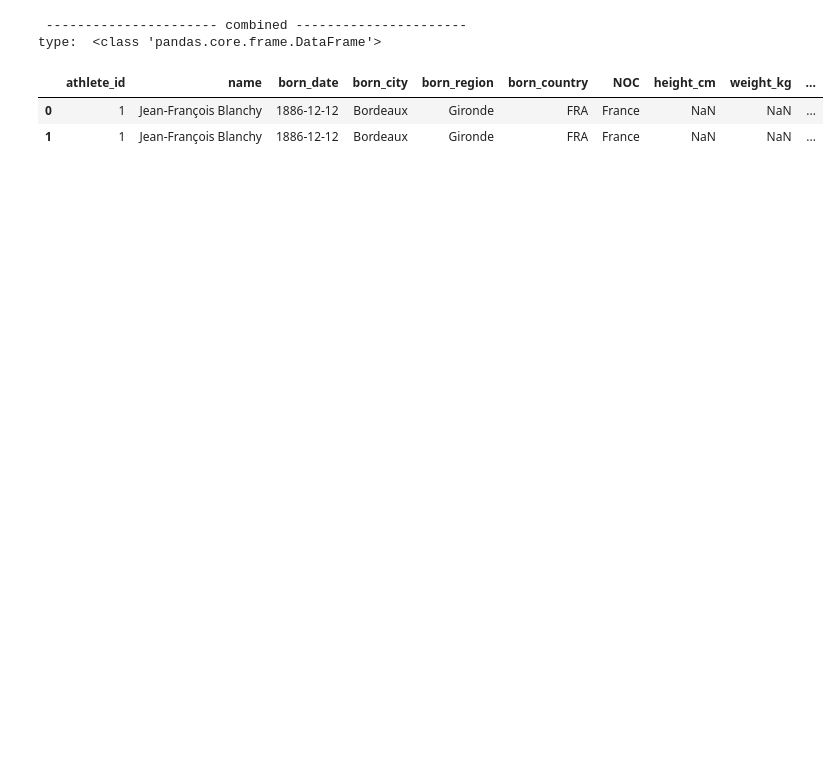
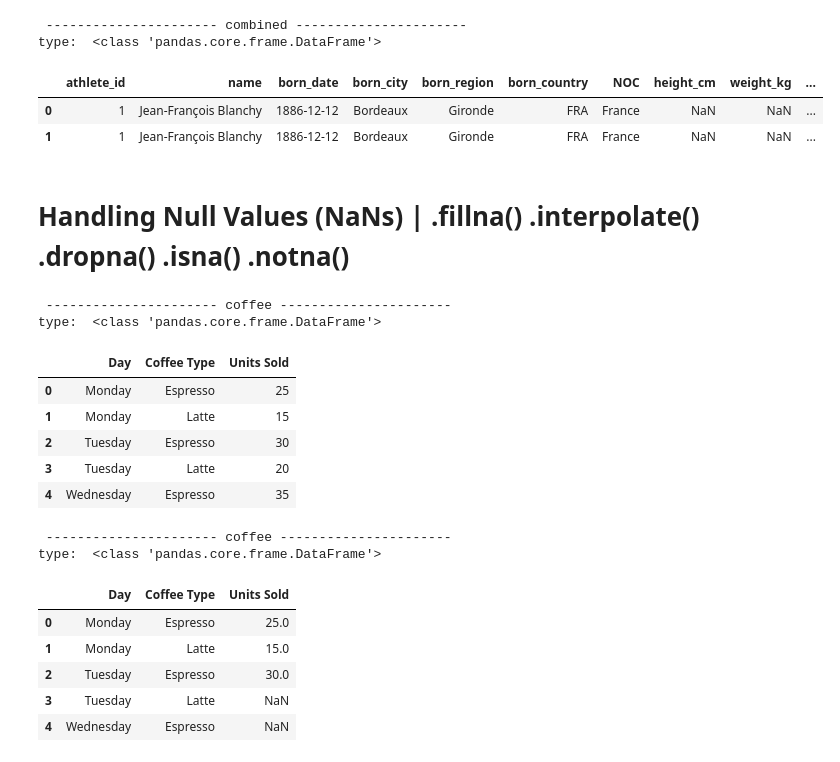
Before and after one commit to EslamKamel89/pandas, a Jupyter notebook: complete-pandas-tutorial/tutorial_2.ipynb, the cells around one changed output. Drawn from its saved outputs; the diff is of its cells as text; code cells hidden in the pictures; blank space fills up the shorter version.

```diff
--- a/complete-pandas-tutorial/tutorial_2.ipynb
+++ b/complete-pandas-tutorial/tutorial_2.ipynb
@@ -1004,3 +1012,27 @@ type:  <class 'pandas.core.frame.DataFrame'>
 |  | athlete_id | name | born_date | born_city | born_region | born_country | NOC | height_cm | weight_kg | ... |
 | 0 | 1 | Jean-François Blanchy | 1886-12-12 | Bordeaux | Gironde | FRA | France | NaN | NaN | ... |
 | 1 | 1 | Jean-François Blanchy | 1886-12-12 | Bordeaux | Gironde | FRA | France | NaN | NaN | ... |
+# %% [markdown]
+# Handling Null Values (NaNs) | .fillna() .interpolate() .dropna() .isna() .notna()
+# %%
+pr(coffee.head() , 'coffee')
+coffee_new = coffee.copy()
+coffee_new.loc[[3,4] , 'Units Sold'] = np.nan
+pr(coffee_new.head() , 'coffee')
+# %% [output]
+ ---------------------- coffee ----------------------
+type:  <class 'pandas.core.frame.DataFrame'>
+|  | Day | Coffee Type | Units Sold |
+| 0 | Monday | Espresso | 25 |
+| 1 | Monday | Latte | 15 |
+| 2 | Tuesday | Espresso | 30 |
+| 3 | Tuesday | Latte | 20 |
+| 4 | Wednesday | Espresso | 35 |
+ ---------------------- coffee ----------------------
+type:  <class 'pandas.core.frame.DataFrame'>
+|  | Day | Coffee Type | Units Sold |
+| 0 | Monday | Espresso | 25.0 |
+| 1 | Monday | Latte | 15.0 |
+| 2 | Tuesday | Espresso | 30.0 |
+| 3 | Tuesday | Latte | NaN |
+| 4 | Wednesday | Espresso | NaN |
```
Also changed, not shown: parts of 7 cells of this notebook.
